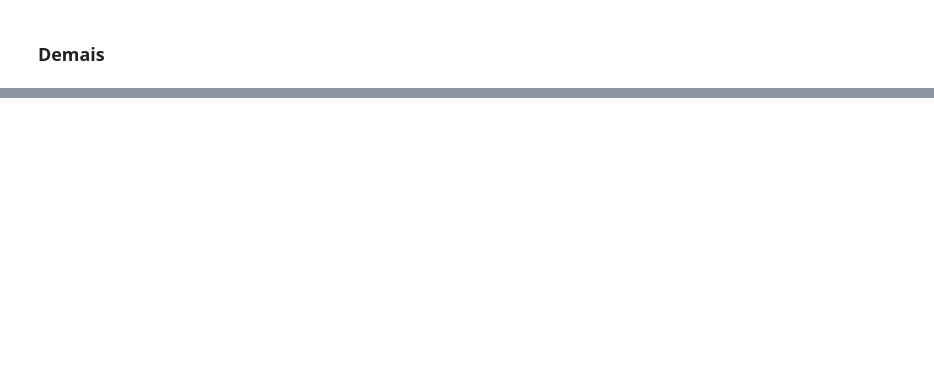
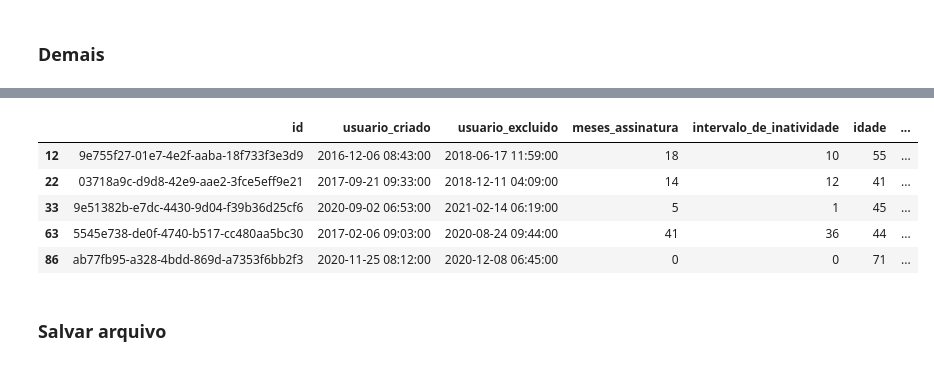
Before and after one commit to RGonzalesR/churn_analysis, a Jupyter notebook: main.ipynb, the cells around one changed output, grey strips where cells are left out. Cells and saved outputs as stored; diff of their text form; code cells hidden in the pictures; blank space fills up the shorter version.

```diff
--- a/main.ipynb
+++ b/main.ipynb
@@ -165,0 +168,11 @@ df_usuario
+# %%
+df_usuario[df_usuario['meses_assinatura'] >= 0].head(5)
+# %% [output]
+|  | id | usuario_criado | usuario_excluido | meses_assinatura | intervalo_de_inatividade | idade | ... |
+| 12 | 9e755f27-01e7-4e2f-aaba-18f733f3e3d9 | 2016-12-06 08:43:00 | 2018-06-17 11:59:00 | 18 | 10 | 55 | ... |
+| 22 | 03718a9c-d9d8-42e9-aae2-3fce5eff9e21 | 2017-09-21 09:33:00 | 2018-12-11 04:09:00 | 14 | 12 | 41 | ... |
+| 33 | 9e51382b-e7dc-4430-9d04-f39b36d25cf6 | 2020-09-02 06:53:00 | 2021-02-14 06:19:00 | 5 | 1 | 45 | ... |
+| 63 | 5545e738-de0f-4740-b517-cc480aa5bc30 | 2017-02-06 09:03:00 | 2020-08-24 09:44:00 | 41 | 36 | 44 | ... |
+| 86 | ab77fb95-a328-4bdd-869d-a7353f6bb2f3 | 2020-11-25 08:12:00 | 2020-12-08 06:45:00 | 0 | 0 | 71 | ... |
+# %% [markdown]
+### Salvar arquivo
```
Also changed, not shown: parts of 23 cells of this notebook, 3 other files.
